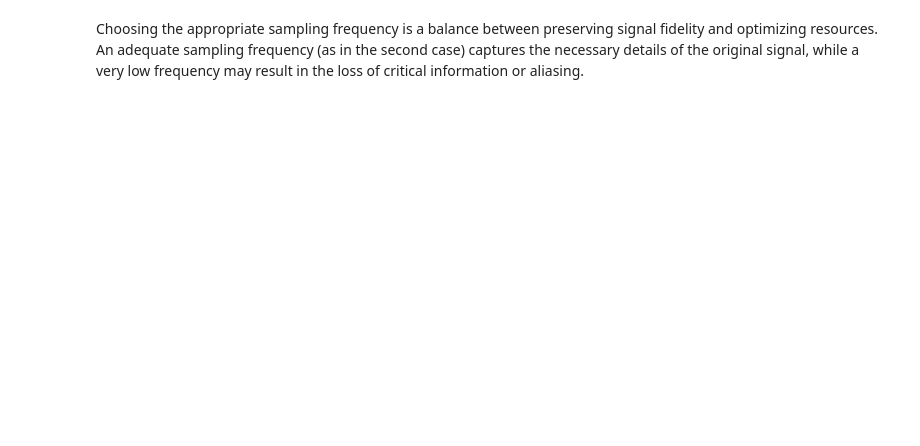
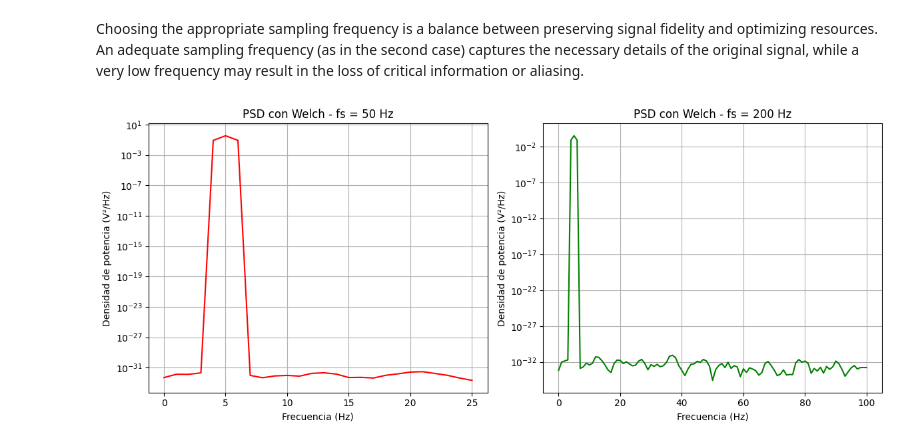
Before and after one commit to BENDER1A4/DIGITAL_SIGNAL_PROCESSING_UNAL, a Jupyter notebook: SAMPLING_FREQUENCY.ipynb, the cells around one changed output. Cells and saved outputs as stored; diff of their text form; code cells hidden in the pictures; blank space fills up the shorter version.

```diff
--- a/SAMPLING_FREQUENCY.ipynb
+++ b/SAMPLING_FREQUENCY.ipynb
@@ -65,2 +63,29 @@ plt.show()
 # %% [markdown]
 Choosing the appropriate sampling frequency is a balance between preserving signal fidelity and optimizing resources. An adequate sampling frequency (as in the second case) captures the necessary details of the original signal, while a very low frequency may result in the loss of critical information or aliasing.
+# %%
+# Cálculo de la PSD usando el método de Welch
+# Para obtener una buena estimación usamos el tamaño del segmento igual al largo de la señal
+f_welch1, psd1 = welch(signal_sampled_1, fs=fs_1, nperseg=len(signal_sampled_1))
+f_welch2, psd2 = welch(signal_sampled_2, fs=fs_2, nperseg=len(signal_sampled_2))
+
+# Graficar el PSD de cada señal muestreada
+plt.figure(figsize=(12, 5))
+
+plt.subplot(1, 2, 1)
+plt.semilogy(f_welch1, psd1, 'r-')
+plt.title(f"PSD con Welch - fs = {fs_1} Hz")
+plt.xlabel("Frecuencia (Hz)")
+plt.ylabel("Densidad de potencia (V²/Hz)")
+plt.grid(True)
+
+plt.subplot(1, 2, 2)
+plt.semilogy(f_welch2, psd2, 'g-')
+plt.title(f"PSD con Welch - fs = {fs_2} Hz")
+plt.xlabel("Frecuencia (Hz)")
+plt.ylabel("Densidad de potencia (V²/Hz)")
+plt.grid(True)
+
+plt.tight_layout()
+plt.show()
+# %% [output]
+[figure, added]
```
Also changed, not shown: parts of 1 cell of this notebook.
